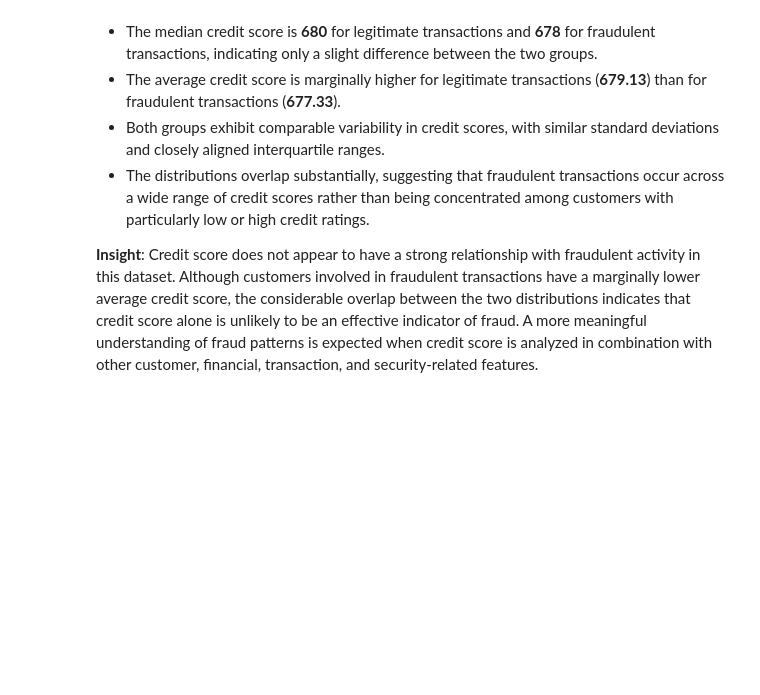
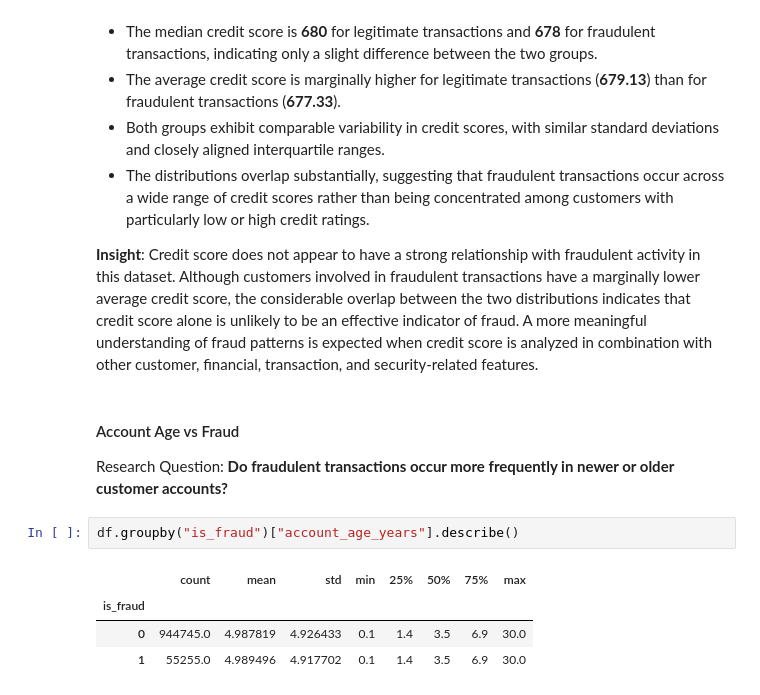
Before and after one commit to abhi-saurav-saroya/bank-fraud-eda, a Jupyter notebook: notebooks/02_exploratory_data_analysis.ipynb, the cells around one changed output. Saved outputs shown, nothing was run; the diff lists cells and outputs as text; blank space fills up the shorter version.

```diff
--- a/notebooks/02_exploratory_data_analysis.ipynb
+++ b/notebooks/02_exploratory_data_analysis.ipynb
@@ -1640,3 +1640,14 @@ plt.show()
 - The distributions overlap substantially, suggesting that fraudulent transactions occur across a wide range of credit scores rather than being concentrated among customers with particularly low or high credit ratings.
 
 **Insight**: Credit score does not appear to have a strong relationship with fraudulent activity in this dataset. Although customers involved in fraudulent transactions have a marginally lower average credit score, the considerable overlap between the two distributions indicates that credit score alone is unlikely to be an effective indicator of fraud. A more meaningful understanding of fraud patterns is expected when credit score is analyzed in combination with other customer, financial, transaction, and security-related features.
+# %% [markdown]
+#### Account Age vs Fraud
+
+Research Question: **Do fraudulent transactions occur more frequently in newer or older customer accounts?**
+# %%
+df.groupby("is_fraud")["account_age_years"].describe()
+# %% [output]
+|  | count | mean | std | min | 25% | 50% | 75% | max |
+| is_fraud |  |  |  |  |  |  |  |  |
+| 0 | 944745.0 | 4.987819 | 4.926433 | 0.1 | 1.4 | 3.5 | 6.9 | 30.0 |
+| 1 | 55255.0 | 4.989496 | 4.917702 | 0.1 | 1.4 | 3.5 | 6.9 | 30.0 |
```
Also changed, not shown: parts of 2 cells of this notebook.
